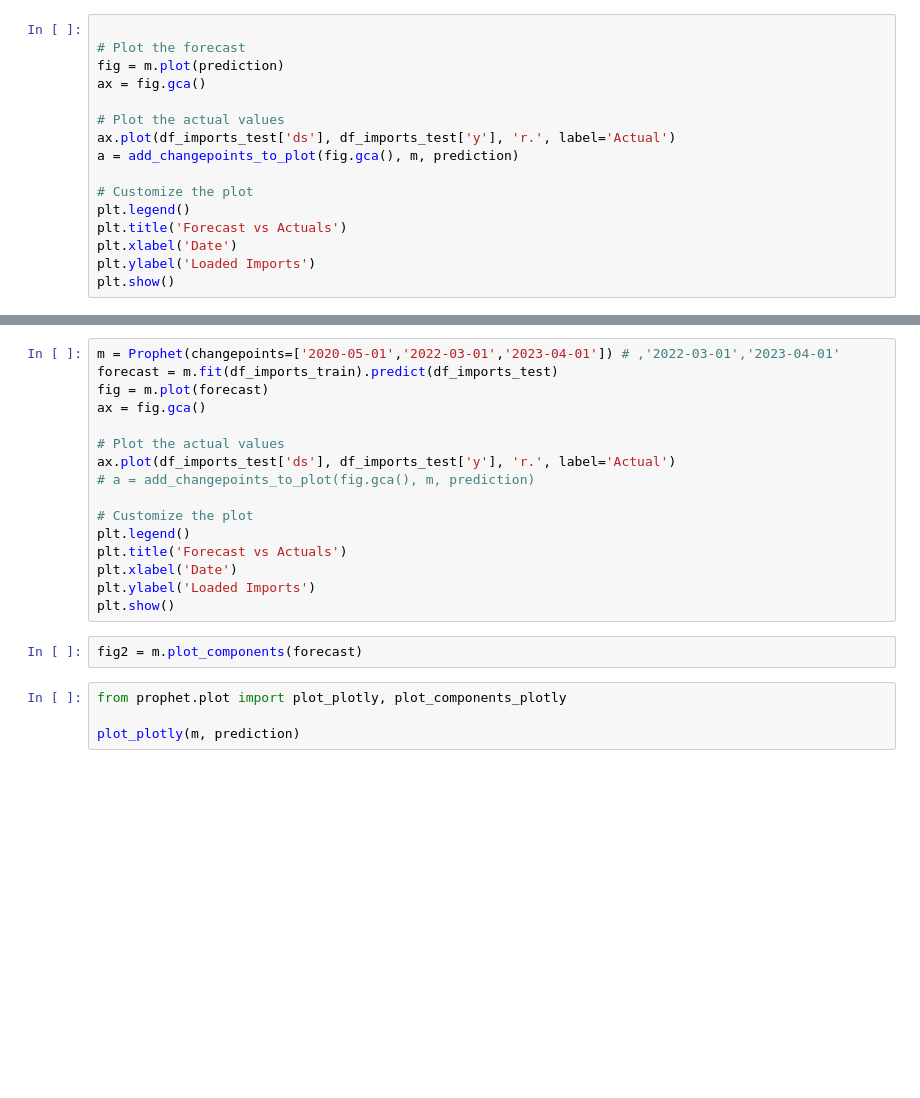
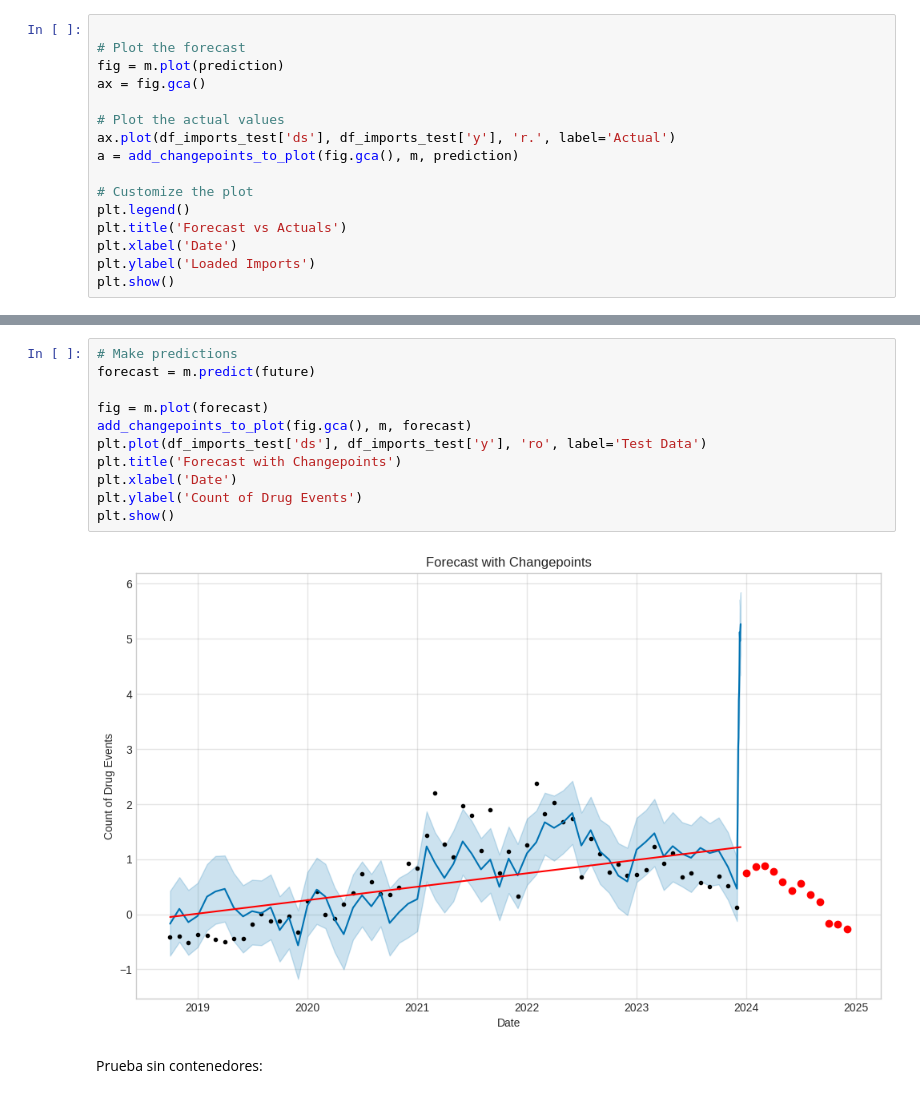
Before and after one commit to GonzaloLopezS/TFM_AFI_2025, a Jupyter notebook: AAA_code/modelos_prueba.ipynb, the cells around one changed output, grey strips where cells are left out. Cells and saved outputs as stored; diff of their text form; blank space fills up the shorter version.

```diff
--- a/AAA_code/modelos_prueba.ipynb
+++ b/AAA_code/modelos_prueba.ipynb
@@ -405,22 +1011,15 @@ plt.show()
 # %%
-m = Prophet(changepoints=['2020-05-01','2022-03-01','2023-04-01']) # ,'2022-03-01','2023-04-01'
-forecast = m.fit(df_imports_train).predict(df_imports_test)
+# Make predictions
+forecast = m.predict(future)
+
 fig = m.plot(forecast)
-ax = fig.gca()
-
-# Plot the actual values
-ax.plot(df_imports_test['ds'], df_imports_test['y'], 'r.', label='Actual')
-# a = add_changepoints_to_plot(fig.gca(), m, prediction)
-
-# Customize the plot
-plt.legend()
-plt.title('Forecast vs Actuals')
+add_changepoints_to_plot(fig.gca(), m, forecast)
+plt.plot(df_imports_test['ds'], df_imports_test['y'], 'ro', label='Test Data')
+plt.title('Forecast with Changepoints')
 plt.xlabel('Date')
-plt.ylabel('Loaded Imports')
+plt.ylabel('Count of Drug Events')
 plt.show()
+# %% [output]
+[figure, added]
-# %%
-fig2 = m.plot_components(forecast)
-# %%
-from prophet.plot import plot_plotly, plot_components_plotly
-
-plot_plotly(m, prediction)
+# %% [markdown]
+Prueba sin contenedores:
```
Also changed, not shown: parts of 65 cells of this notebook, 5 other files.
